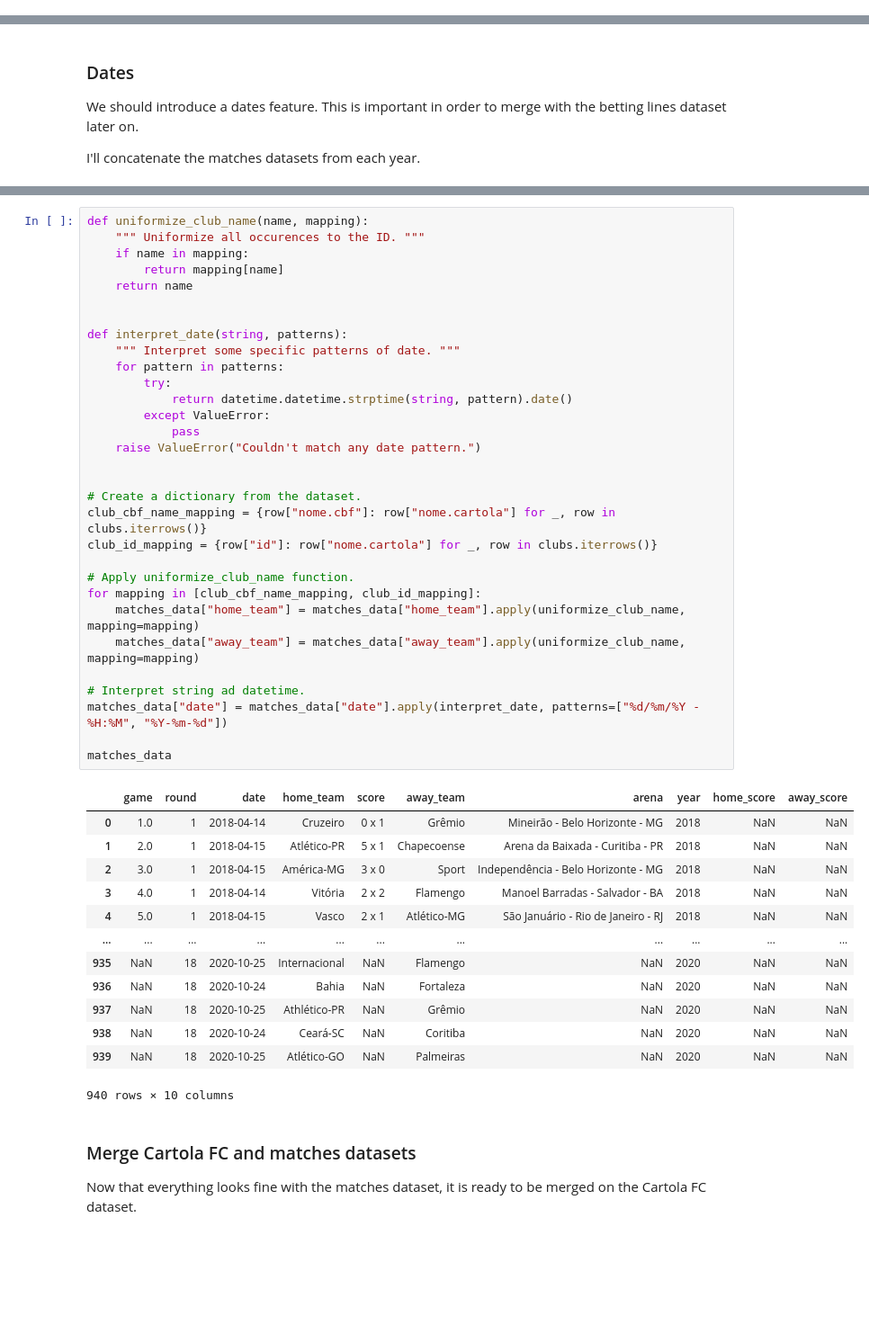
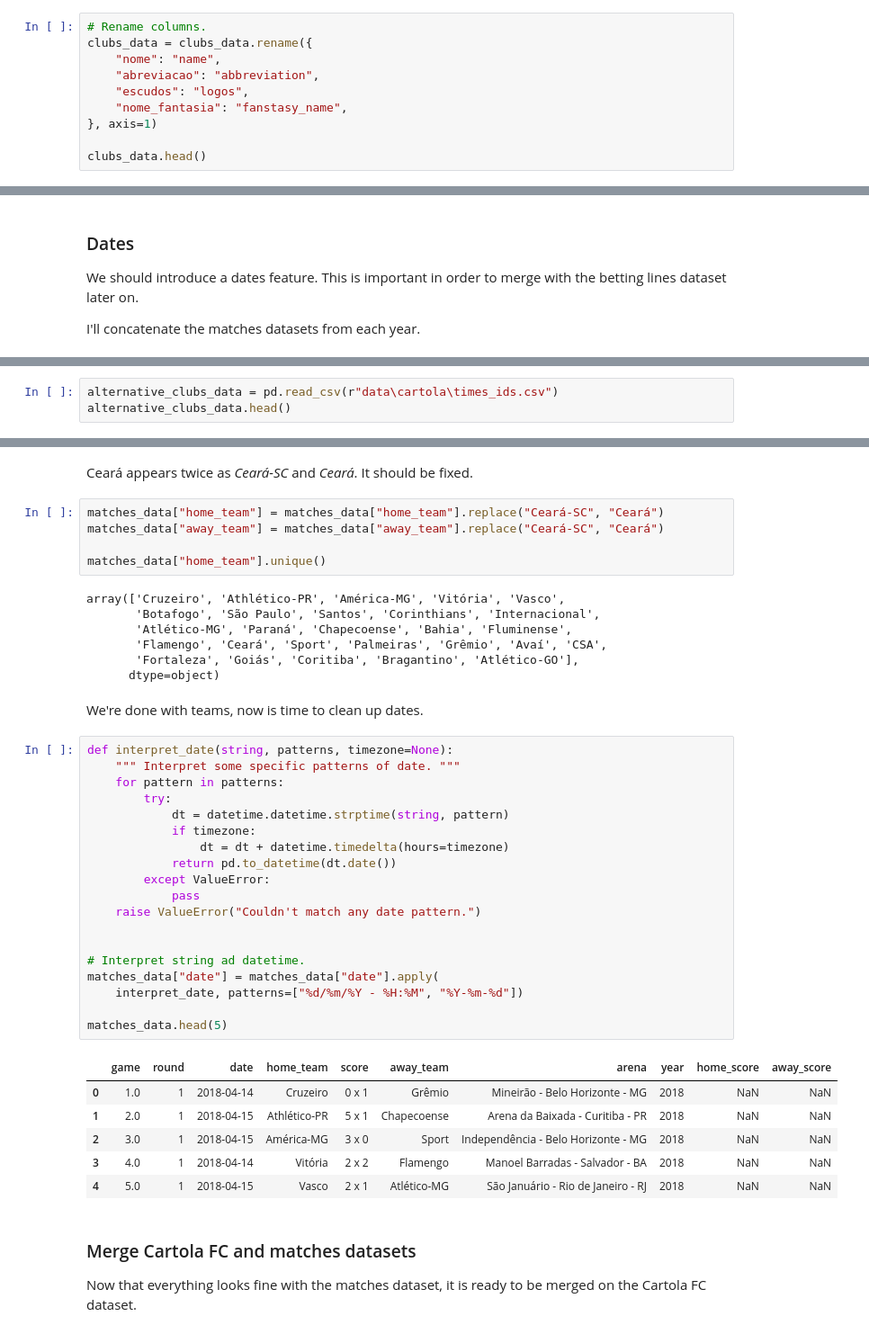
Before and after one commit to matheusccouto/palpite, a Jupyter notebook: notebooks/model_building.ipynb, the cells around one changed output, grey strips where cells are left out. Shown: that part at 90% size. Saved outputs shown, nothing was run; the diff lists cells and outputs as text; blank space fills up the shorter version.

```diff
--- a/notebooks/model_building.ipynb
+++ b/notebooks/model_building.ipynb
@@ -190,0 +227,10 @@ clubs.head()
+# %%
+# Rename columns.
+clubs_data = clubs_data.rename({
+    "nome": "name",
+    "abreviacao": "abbreviation",
+    "escudos": "logos",
+    "nome_fantasia": "fanstasy_name",
+}, axis=1)
+
+clubs_data.head()
@@ -284,0 +367,3 @@ This dataset also have some problems that should be fixed:
+# %%
+alternative_clubs_data = pd.read_csv(r"data\cartola\times_ids.csv")
+alternative_clubs_data.head()
@@ -285,48 +445,45 @@ This dataset also have some problems that should be fixed:
+# %% [markdown]
+Ceará appears twice as *Ceará-SC* and *Ceará*. It should be fixed.
+# %%
+matches_data["home_team"] = matches_data["home_team"].replace("Ceará-SC", "Ceará")
+matches_data["away_team"] = matches_data["away_team"].replace("Ceará-SC", "Ceará")
+
+matches_data["home_team"].unique()
+# %% [output]
+array(['Cruzeiro', 'Athlético-PR', 'América-MG', 'Vitória', 'Vasco',
+       'Botafogo', 'São Paulo', 'Santos', 'Corinthians', 'Internacional',
+       'Atlético-MG', 'Paraná', 'Chapecoense', 'Bahia', 'Fluminense',
+       'Flamengo', 'Ceará', 'Sport', 'Palmeiras', 'Grêmio', 'Avaí', 'CSA',
+       'Fortaleza', 'Goiás', 'Coritiba', 'Bragantino', 'Atlético-GO'],
+      dtype=object)
+# %% [markdown]
+We're done with teams, now is time to clean up dates.
 # %%
-def uniformize_club_name(name, mapping):
-    """ Uniformize all occurences to the ID. """
-    if name in mapping:
-        return mapping[name]
-    return name
-
-
-def interpret_date(string, patterns):
+def interpret_date(string, patterns, timezone=None):
     """ Interpret some specific patterns of date. """
     for pattern in patterns:
         try:
-            return datetime.datetime.strptime(string, pattern).date()
+            dt = datetime.datetime.strptime(string, pattern)
+            if timezone:
+                dt = dt + datetime.timedelta(hours=timezone)
+            return pd.to_datetime(dt.date())
         except ValueError:
             pass
     raise ValueError("Couldn't match any date pattern.")
 
 
-# Create a dictionary from the dataset.
-club_cbf_name_mapping = {row["nome.cbf"]: row["nome.cartola"] for _, row in clubs.iterrows()}
-club_id_mapping = {row["id"]: row["nome.cartola"] for _, row in clubs.iterrows()}
+# Interpret string ad datetime.
+matches_data["date"] = matches_data["date"].apply(
+    interpret_date, patterns=["%d/%m/%Y - %H:%M", "%Y-%m-%d"])
 
-# Apply uniformize_club_name function.
-for mapping in [club_cbf_name_mapping, club_id_mapping]:
-    matches_data["home_team"] = matches_data["home_team"].apply(uniformize_club_name, mapping=mapping)
-    matches_data["away_team"] = matches_data["away_team"].apply(uniformize_club_name, mapping=mapping)
-
-# Interpret string ad datetime.
-matches_data["date"] = matches_data["date"].apply(interpret_date, patterns=["%d/%m/%Y - %H:%M", "%Y-%m-%d"])
-
-matches_data
+matches_data.head(5)
 # %% [output]
 |  | game | round | date | home_team | score | away_team | arena | year | home_score | away_score |
 | 0 | 1.0 | 1 | 2018-04-14 | Cruzeiro | 0 x 1 | Grêmio | Mineirão - Belo Horizonte - MG | 2018 | NaN | NaN |
-| 1 | 2.0 | 1 | 2018-04-15 | Atlético-PR | 5 x 1 | Chapecoense | Arena da Baixada - Curitiba - PR | 2018 | NaN | NaN |
+| 1 | 2.0 | 1 | 2018-04-15 | Athlético-PR | 5 x 1 | Chapecoense | Arena da Baixada - Curitiba - PR | 2018 | NaN | NaN |
 | 2 | 3.0 | 1 | 2018-04-15 | América-MG | 3 x 0 | Sport | Independência - Belo Horizonte - MG | 2018 | NaN | NaN |
 | 3 | 4.0 | 1 | 2018-04-14 | Vitória | 2 x 2 | Flamengo | Manoel Barradas - Salvador - BA | 2018 | NaN | NaN |
 | 4 | 5.0 | 1 | 2018-04-15 | Vasco | 2 x 1 | Atlético-MG | São Januário - Rio de Janeiro - RJ | 2018 | NaN | NaN |
-| ... | ... | ... | ... | ... | ... | ... | ... | ... | ... | ... |
-| 935 | NaN | 18 | 2020-10-25 | Internacional | NaN | Flamengo | NaN | 2020 | NaN | NaN |
-| 936 | NaN | 18 | 2020-10-24 | Bahia | NaN | Fortaleza | NaN | 2020 | NaN | NaN |
-| 937 | NaN | 18 | 2020-10-25 | Athlético-PR | NaN | Grêmio | NaN | 2020 | NaN | NaN |
-| 938 | NaN | 18 | 2020-10-24 | Ceará-SC | NaN | Coritiba | NaN | 2020 | NaN | NaN |
-| 939 | NaN | 18 | 2020-10-25 | Atlético-GO | NaN | Palmeiras | NaN | 2020 | NaN | NaN |
-940 rows × 10 columns
 # %% [markdown]
 ### Merge Cartola FC and matches datasets
 Now that everything looks fine with the matches dataset, it is ready to be merged on the Cartola FC dataset.
```
Also changed, not shown: parts of 54 cells of this notebook, 2 other files.
